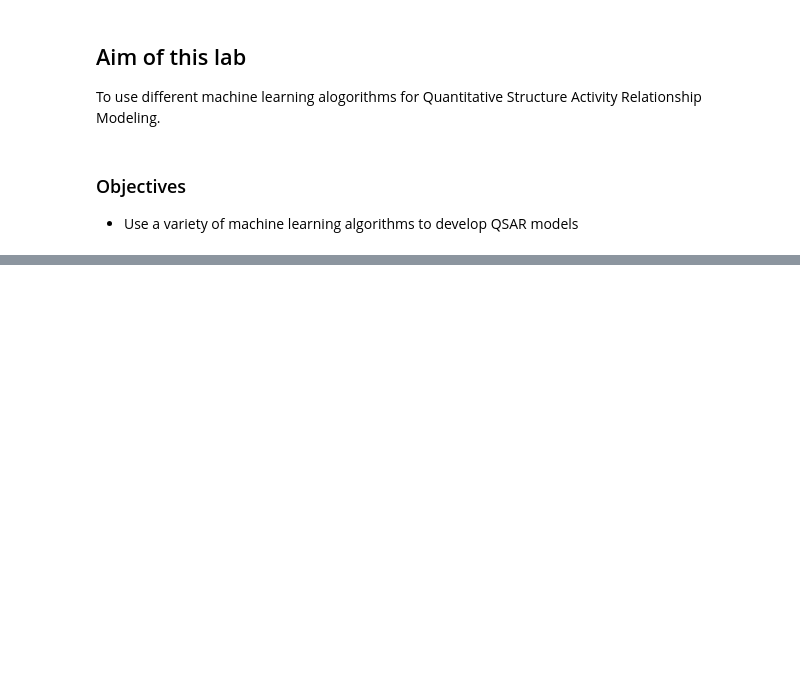
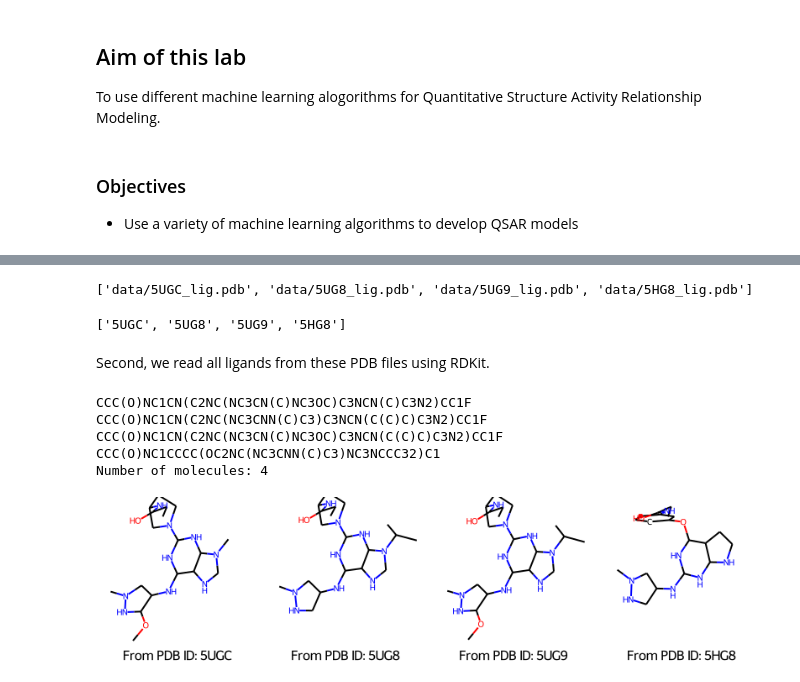
Before and after one commit to russodanielp/intro_cheminformatics, a Jupyter notebook: Lab 11 - Pharmacophores/lab.ipynb, the cells around one changed output, grey strips where cells are left out. Saved outputs shown, nothing was run; the diff lists cells and outputs as text; code cells hidden in the pictures; blank space fills up the shorter version.

```diff
--- a/Lab 11 - Pharmacophores/lab.ipynb
+++ b/Lab 11 - Pharmacophores/lab.ipynb
@@ -95,0 +83,41 @@ Regression
+# %%
+import glob
+
+mol_files = glob.glob("data/*_lig.pdb")
+print([f for f in mol_files])
+# %% [output]
+['data/5UGC_lig.pdb', 'data/5UG8_lig.pdb', 'data/5UG9_lig.pdb', 'data/5HG8_lig.pdb']
+# %%
+# NBVAL_CHECK_OUTPUT
+pdb_ids = [Path(file).stem.split("_")[0] for file in mol_files]
+pdb_ids
+# %% [output]
+['5UGC', '5UG8', '5UG9', '5HG8']
+# %% [markdown]
+Second, we read all ligands from these PDB files using RDKit.
+# %%
+# NBVAL_CHECK_OUTPUT
+molecules = []
+for mol_file in mol_files:
+    molecule = Chem.MolFromPDBFile(str(mol_file), removeHs=False)
+    if molecule is None:
+        print(mol_file, "Could not be read")
+    else:
+        Chem.SanitizeMol(molecule)
+        print(Chem.MolToSmiles(molecule))
+        molecules.append(molecule)
+print(f"Number of molecules: {len(molecules)}")
+# %% [output]
+CCC(O)NC1CN(C2NC(NC3CN(C)NC3OC)C3NCN(C)C3N2)CC1F
+CCC(O)NC1CN(C2NC(NC3CNN(C)C3)C3NCN(C(C)C)C3N2)CC1F
+CCC(O)NC1CN(C2NC(NC3CN(C)NC3OC)C3NCN(C(C)C)C3N2)CC1F
+CCC(O)NC1CCCC(OC2NC(NC3CNN(C)C3)NC3NCCC32)C1
+Number of molecules: 4
+# %%
+Draw.MolsToGridImage(
+    molecules,
+    molsPerRow=4,
+    legends=[f"From PDB ID: {pdb_id}" for pdb_id in pdb_ids],
+)
+# %% [output]
+[figure, added]
```
Also changed, not shown: parts of 99 cells of this notebook, 11 other files.
